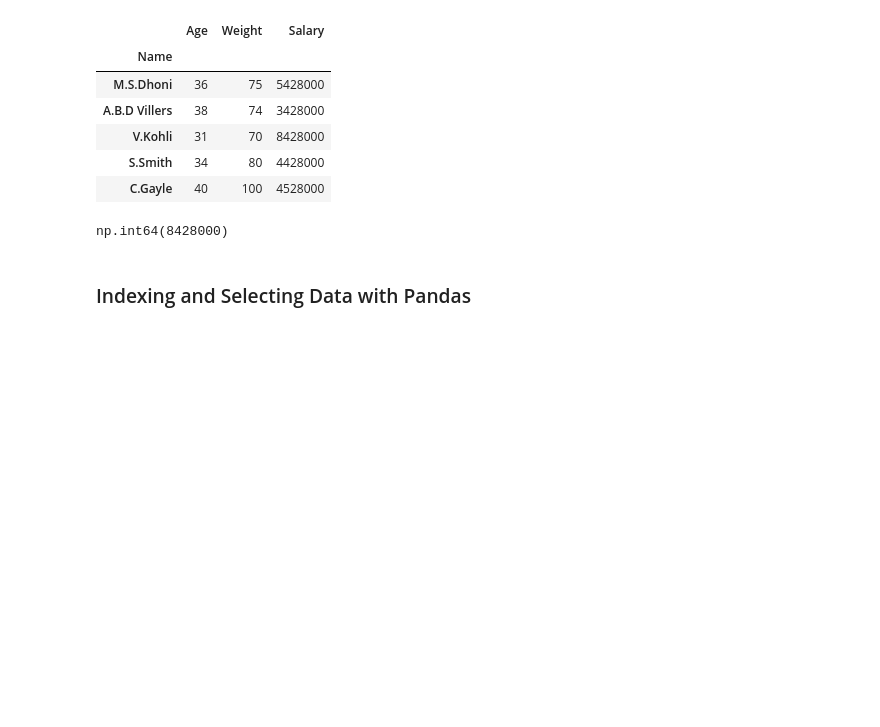
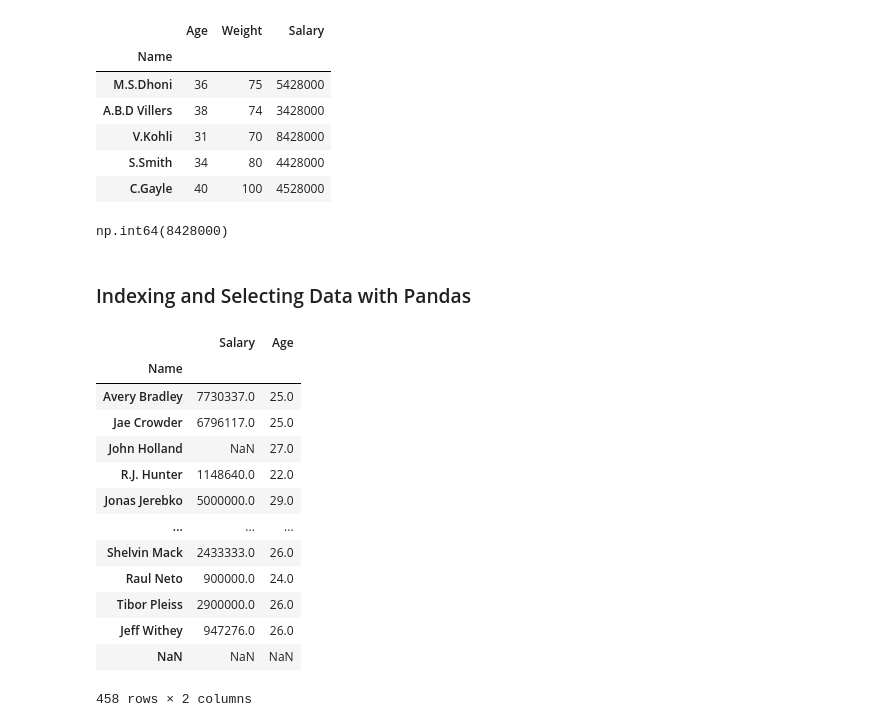
Before and after one commit to Rajendra-Pd-Joshi/Data-Science, a Jupyter notebook: Interview_practice/practice_pandas.ipynb, the cells around one changed output. Drawn from its saved outputs; the diff is of its cells as text; code cells hidden in the pictures; blank space fills up the shorter version.

```diff
--- a/Interview_practice/practice_pandas.ipynb
+++ b/Interview_practice/practice_pandas.ipynb
@@ -511,3 +511,24 @@ df.loc['V.Kohli','Salary']
 np.int64(8428000)
 # %% [markdown]
 ### Indexing and Selecting Data with Pandas
+# %%
+import pandas as pd
+df = pd.read_csv('nba.csv',index_col=0)
+df.head()
+df['Age'].head()
+df[['Salary','Age']]
+# %% [output]
+|  | Salary | Age |
+| Name |  |  |
+| Avery Bradley | 7730337.0 | 25.0 |
+| Jae Crowder | 6796117.0 | 25.0 |
+| John Holland | NaN | 27.0 |
+| R.J. Hunter | 1148640.0 | 22.0 |
+| Jonas Jerebko | 5000000.0 | 29.0 |
+| ... | ... | ... |
+| Shelvin Mack | 2433333.0 | 26.0 |
+| Raul Neto | 900000.0 | 24.0 |
+| Tibor Pleiss | 2900000.0 | 26.0 |
+| Jeff Withey | 947276.0 | 26.0 |
+| NaN | NaN | NaN |
+458 rows × 2 columns
```
Also changed, not shown: parts of 23 cells of this notebook, 7 other files.
